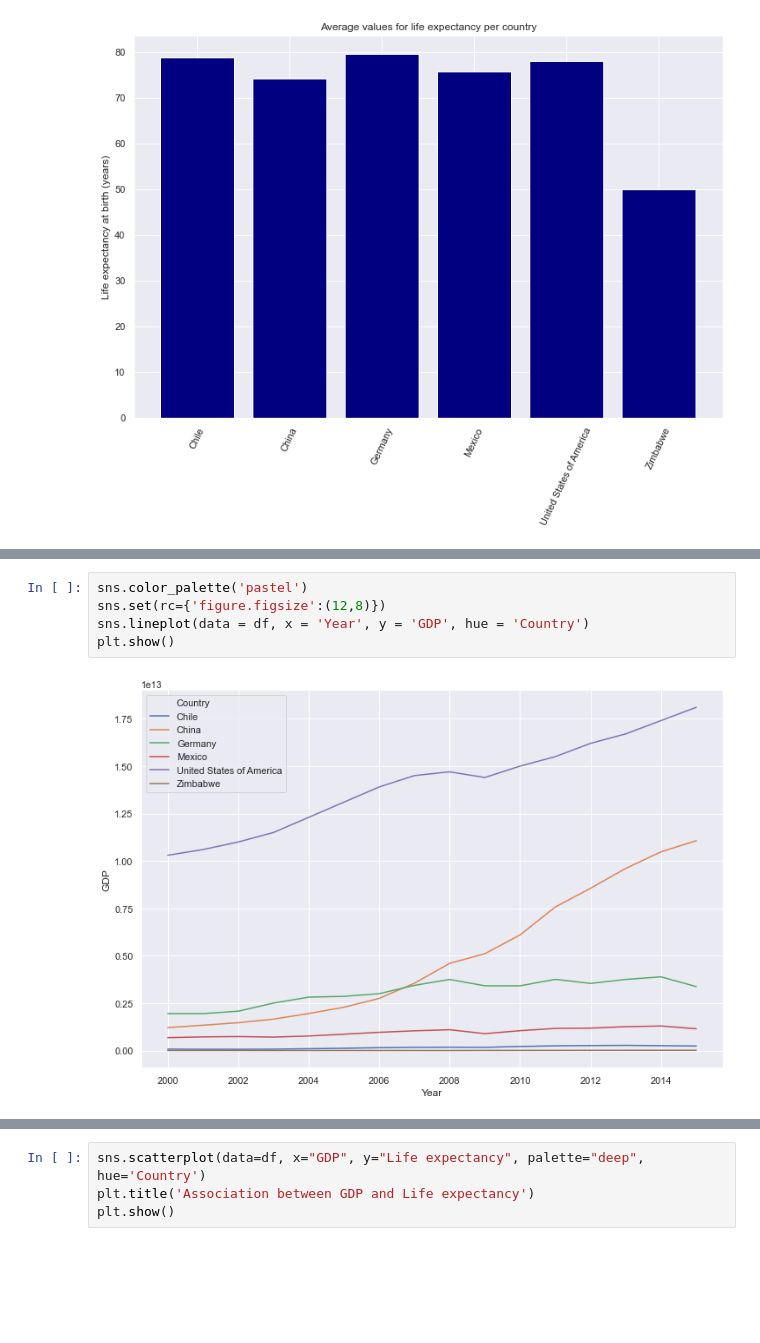
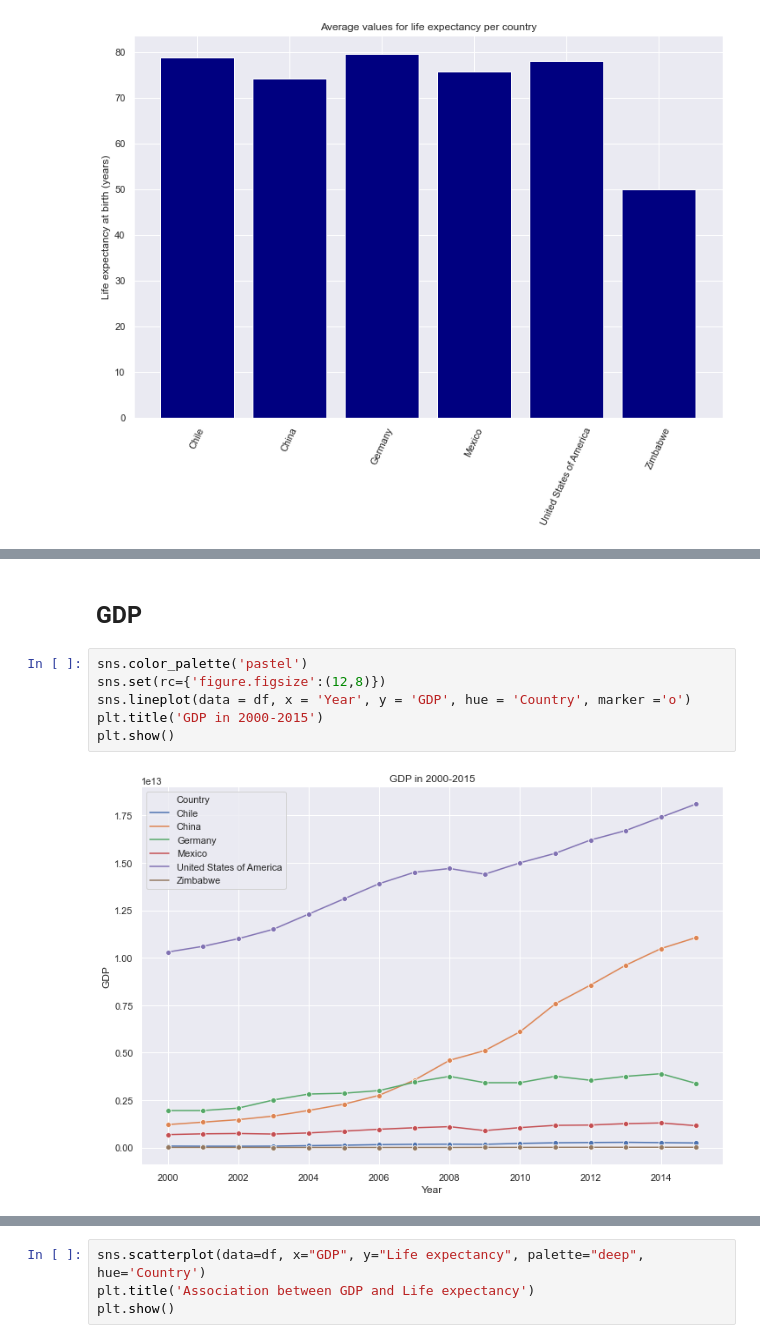
Before and after one commit to stormborn333/Life_Expectancy_and_GDP, a Jupyter notebook: life_expectancy_gdp.ipynb, the cells around one changed output, grey strips where cells are left out. Cells and saved outputs as stored; diff of their text form; blank space fills up the shorter version.

```diff
--- a/life_expectancy_gdp.ipynb
+++ b/life_expectancy_gdp.ipynb
@@ -91,10 +96,13 @@ plt.clf()
+# %% [markdown]
+## GDP
 # %%
 sns.color_palette('pastel')
 sns.set(rc={'figure.figsize':(12,8)})
-sns.lineplot(data = df, x = 'Year', y = 'GDP', hue = 'Country')
+sns.lineplot(data = df, x = 'Year', y = 'GDP', hue = 'Country', marker ='o')
+plt.title('GDP in 2000-2015')
 plt.show()
 # %% [output]
-[figure, old version]
+[figure, new version]
 # %%
 sns.color_palette("pastel")
 sns.boxplot(data = df, x='Country' , y='GDP')
```
Also changed, not shown: parts of 10 cells of this notebook.
